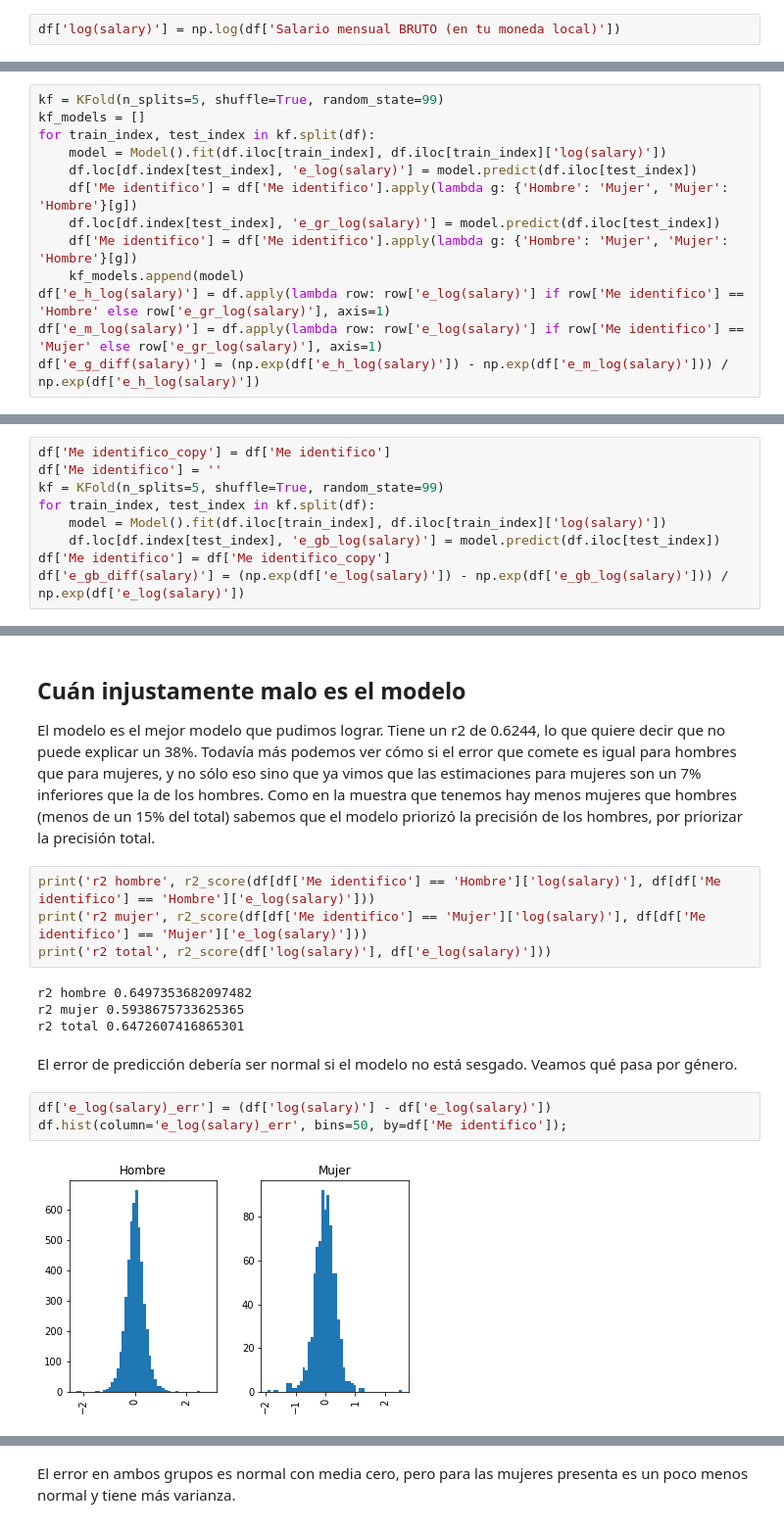
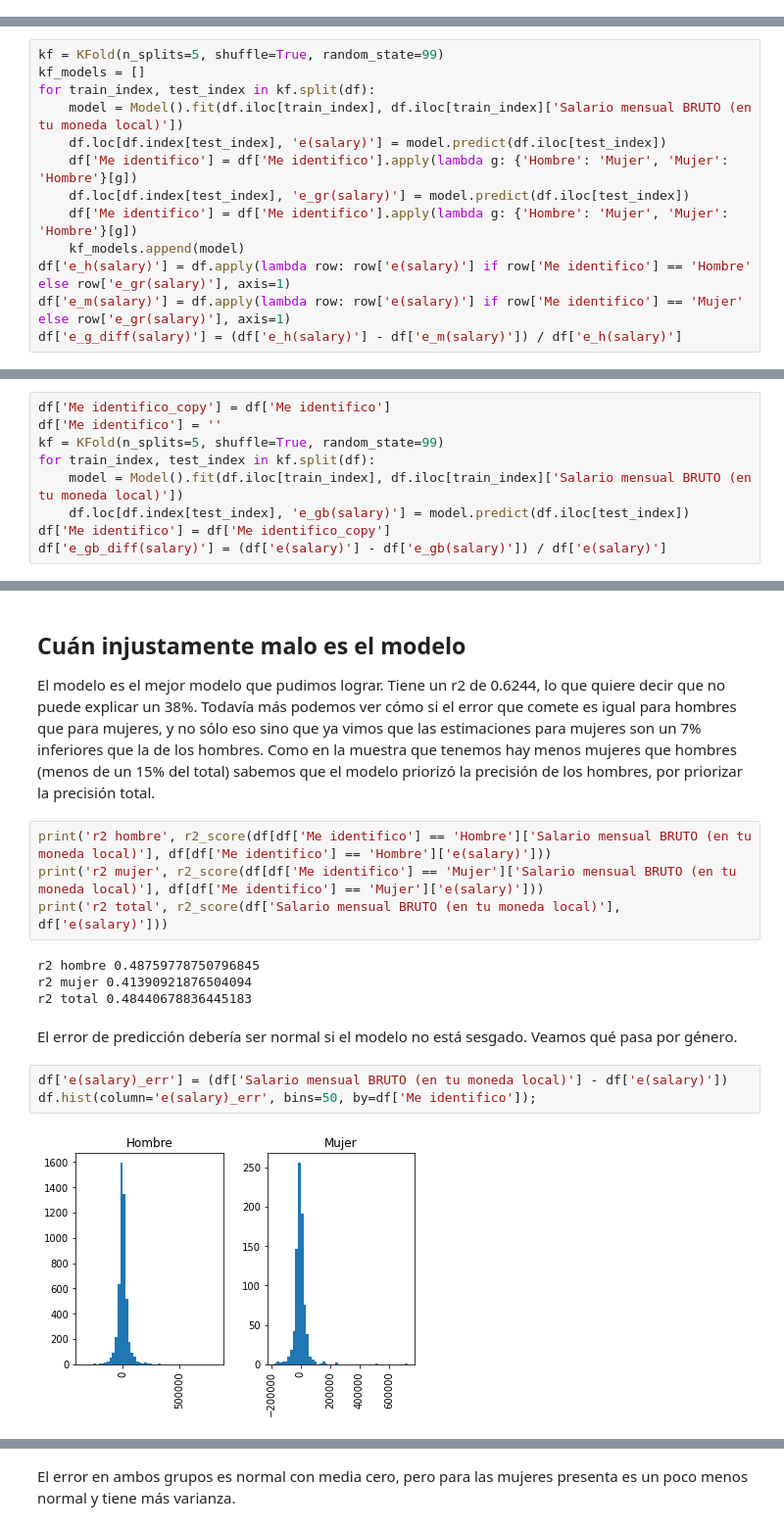
Before and after one commit to seppo0010/sysarmy-sueldos-2020.1, a Jupyter notebook: notebook/Brecha de género.ipynb, the cells around one changed output, grey strips where cells are left out. Shown at 98% size. Saved outputs shown, nothing was run; the diff lists cells and outputs as text.

Commit message:
Do not use log for salary in gender study

```diff
--- a/notebook/Brecha de género.ipynb
+++ b/notebook/Brecha de género.ipynb
@@ -383,2 +251,0 @@ cross_val_score(Model(), df, np.log(df['Salario mensual BRUTO (en tu moneda loca
-# %%
-df['log(salary)'] = np.log(df['Salario mensual BRUTO (en tu moneda local)'])
@@ -386,15 +355,15 @@ df['log(salary)'] = np.log(df['Salario mensual BRUTO (en tu moneda local)'])
 kf = KFold(n_splits=5, shuffle=True, random_state=99)
 kf_models = []
 for train_index, test_index in kf.split(df):
-    model = Model().fit(df.iloc[train_index], df.iloc[train_index]['log(salary)'])
-    df.loc[df.index[test_index], 'e_log(salary)'] = model.predict(df.iloc[test_index])
+    model = Model().fit(df.iloc[train_index], df.iloc[train_index]['Salario mensual BRUTO (en tu moneda local)'])
+    df.loc[df.index[test_index], 'e(salary)'] = model.predict(df.iloc[test_index])
     df['Me identifico'] = df['Me identifico'].apply(lambda g: {'Hombre': 'Mujer', 'Mujer': 'Hombre'}[g])
-    df.loc[df.index[test_index], 'e_gr_log(salary)'] = model.predict(df.iloc[test_index])
+    df.loc[df.index[test_index], 'e_gr(salary)'] = model.predict(df.iloc[test_index])
     df['Me identifico'] = df['Me identifico'].apply(lambda g: {'Hombre': 'Mujer', 'Mujer': 'Hombre'}[g])
     kf_models.append(model)
-df['e_h_log(salary)'] = df.apply(lambda row: row['e_log(salary)'] if row['Me identifico'] == 'Hombre' else row['e_gr_log(salary)'], axis=1)
-df['e_m_log(salary)'] = df.apply(lambda row: row['e_log(salary)'] if row['Me identifico'] == 'Mujer' else row['e_gr_log(salary)'], axis=1)
-df['e_g_diff(salary)'] = (np.exp(df['e_h_log(salary)']) - np.exp(df['e_m_log(salary)'])) / np.exp(df['e_h_log(salary)'])
+df['e_h(salary)'] = df.apply(lambda row: row['e(salary)'] if row['Me identifico'] == 'Hombre' else row['e_gr(salary)'], axis=1)
+df['e_m(salary)'] = df.apply(lambda row: row['e(salary)'] if row['Me identifico'] == 'Mujer' else row['e_gr(salary)'], axis=1)
+df['e_g_diff(salary)'] = (df['e_h(salary)'] - df['e_m(salary)']) / df['e_h(salary)']
 # %%
 df
 # %% [output]
@@ -468,7 +437,7 @@ df['Me identifico_copy'] = df['Me identifico']
 df['Me identifico'] = ''
 kf = KFold(n_splits=5, shuffle=True, random_state=99)
 for train_index, test_index in kf.split(df):
-    model = Model().fit(df.iloc[train_index], df.iloc[train_index]['log(salary)'])
-    df.loc[df.index[test_index], 'e_gb_log(salary)'] = model.predict(df.iloc[test_index])
+    model = Model().fit(df.iloc[train_index], df.iloc[train_index]['Salario mensual BRUTO (en tu moneda local)'])
+    df.loc[df.index[test_index], 'e_gb(salary)'] = model.predict(df.iloc[test_index])
 df['Me identifico'] = df['Me identifico_copy']
-df['e_gb_diff(salary)'] = (np.exp(df['e_log(salary)']) - np.exp(df['e_gb_log(salary)'])) / np.exp(df['e_log(salary)'])
+df['e_gb_diff(salary)'] = (df['e(salary)'] - df['e_gb(salary)']) / df['e(salary)']
@@ -617,19 +562,19 @@ La proporción de mujeres parece ser mayor en las edades de menor respuesta, per
 
 El modelo es el mejor modelo que pudimos lograr. Tiene un r2 de 0.6244, lo que quiere decir que no puede explicar un 38%. Todavía más podemos ver cómo si el error que comete es igual para hombres que para mujeres, y no sólo eso sino que ya vimos que las estimaciones para mujeres son un 7% inferiores que la de los hombres. Como en la muestra que tenemos hay menos mujeres que hombres (menos de un 15% del total) sabemos que el modelo priorizó la precisión de los hombres, por priorizar la precisión total.
 # %%
-print('r2 hombre', r2_score(df[df['Me identifico'] == 'Hombre']['log(salary)'], df[df['Me identifico'] == 'Hombre']['e_log(salary)']))
-print('r2 mujer', r2_score(df[df['Me identifico'] == 'Mujer']['log(salary)'], df[df['Me identifico'] == 'Mujer']['e_log(salary)']))
-print('r2 total', r2_score(df['log(salary)'], df['e_log(salary)']))
+print('r2 hombre', r2_score(df[df['Me identifico'] == 'Hombre']['Salario mensual BRUTO (en tu moneda local)'], df[df['Me identifico'] == 'Hombre']['e(salary)']))
+print('r2 mujer', r2_score(df[df['Me identifico'] == 'Mujer']['Salario mensual BRUTO (en tu moneda local)'], df[df['Me identifico'] == 'Mujer']['e(salary)']))
+print('r2 total', r2_score(df['Salario mensual BRUTO (en tu moneda local)'], df['e(salary)']))
 # %% [output]
-r2 hombre 0.6497353682097482
-r2 mujer 0.5938675733625365
-r2 total 0.6472607416865301
+r2 hombre 0.48759778750796845
+r2 mujer 0.41390921876504094
+r2 total 0.48440678836445183
 # %% [markdown]
 El error de predicción debería ser normal si el modelo no está sesgado. Veamos qué pasa por género.
 # %%
-df['e_log(salary)_err'] = (df['log(salary)'] - df['e_log(salary)'])
-df.hist(column='e_log(salary)_err', bins=50, by=df['Me identifico']);
+df['e(salary)_err'] = (df['Salario mensual BRUTO (en tu moneda local)'] - df['e(salary)'])
+df.hist(column='e(salary)_err', bins=50, by=df['Me identifico']);
 # %% [output]
-[figure, old version]
+[figure, new version]
 # %%
 (
```
Also changed, not shown: parts of 32 cells of this notebook, 1 other file.
